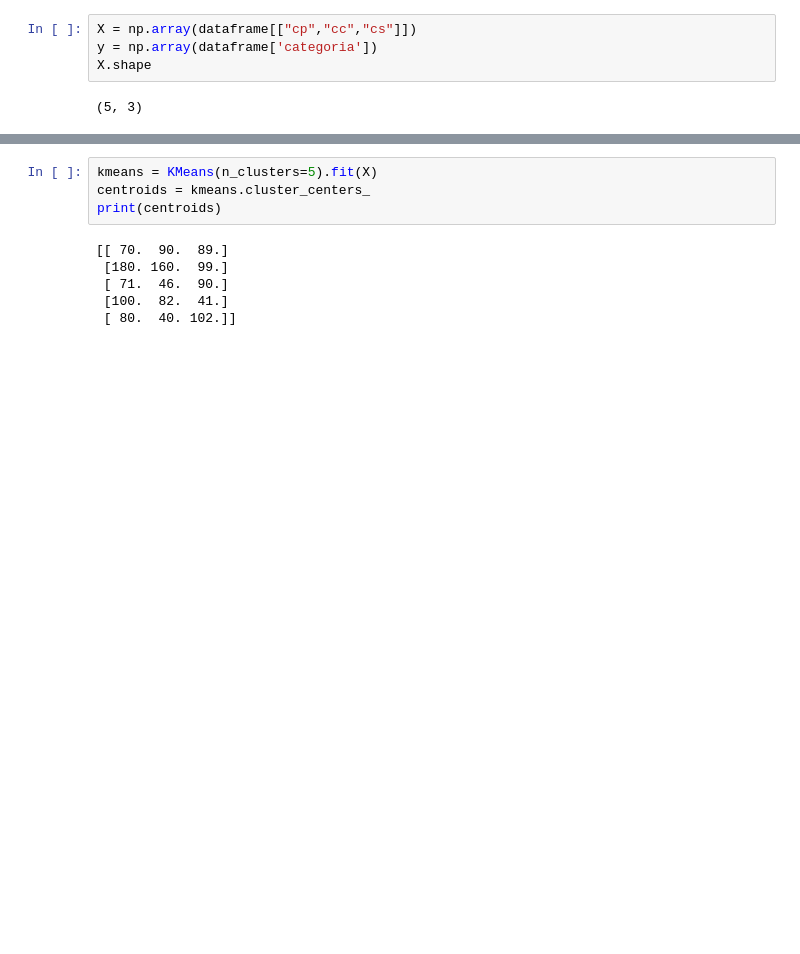
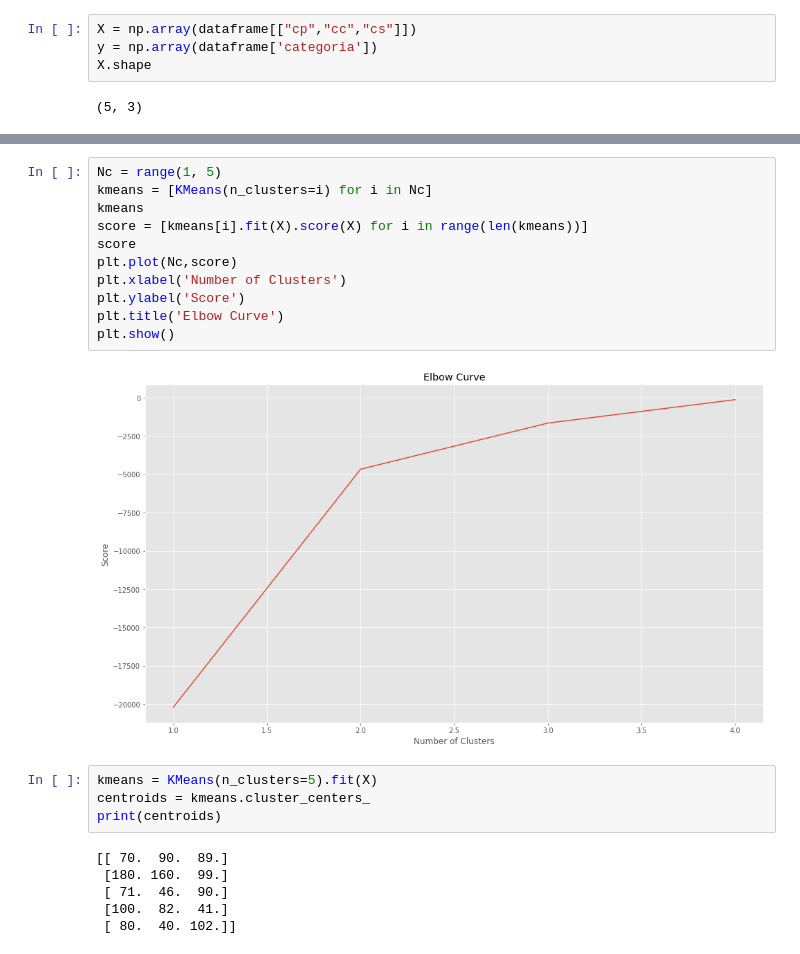
Before and after one commit to isaiasgj0002/ejerciciosIA, a Jupyter notebook: AprendizajeNoSupervisado.ipynb, the cells around one changed output, grey strips where cells are left out. Saved outputs shown, nothing was run; the diff lists cells and outputs as text; blank space fills up the shorter version.

```diff
--- a/AprendizajeNoSupervisado.ipynb
+++ b/AprendizajeNoSupervisado.ipynb
@@ -51,3 +58,16 @@ X.shape
+# %%
+Nc = range(1, 5)
+kmeans = [KMeans(n_clusters=i) for i in Nc]
+kmeans
+score = [kmeans[i].fit(X).score(X) for i in range(len(kmeans))]
+score
+plt.plot(Nc,score)
+plt.xlabel('Number of Clusters')
+plt.ylabel('Score')
+plt.title('Elbow Curve')
+plt.show()
+# %% [output]
+[figure, added]
 # %%
 kmeans = KMeans(n_clusters=5).fit(X)
 centroids = kmeans.cluster_centers_
```
Also changed, not shown: parts of 10 cells of this notebook.
